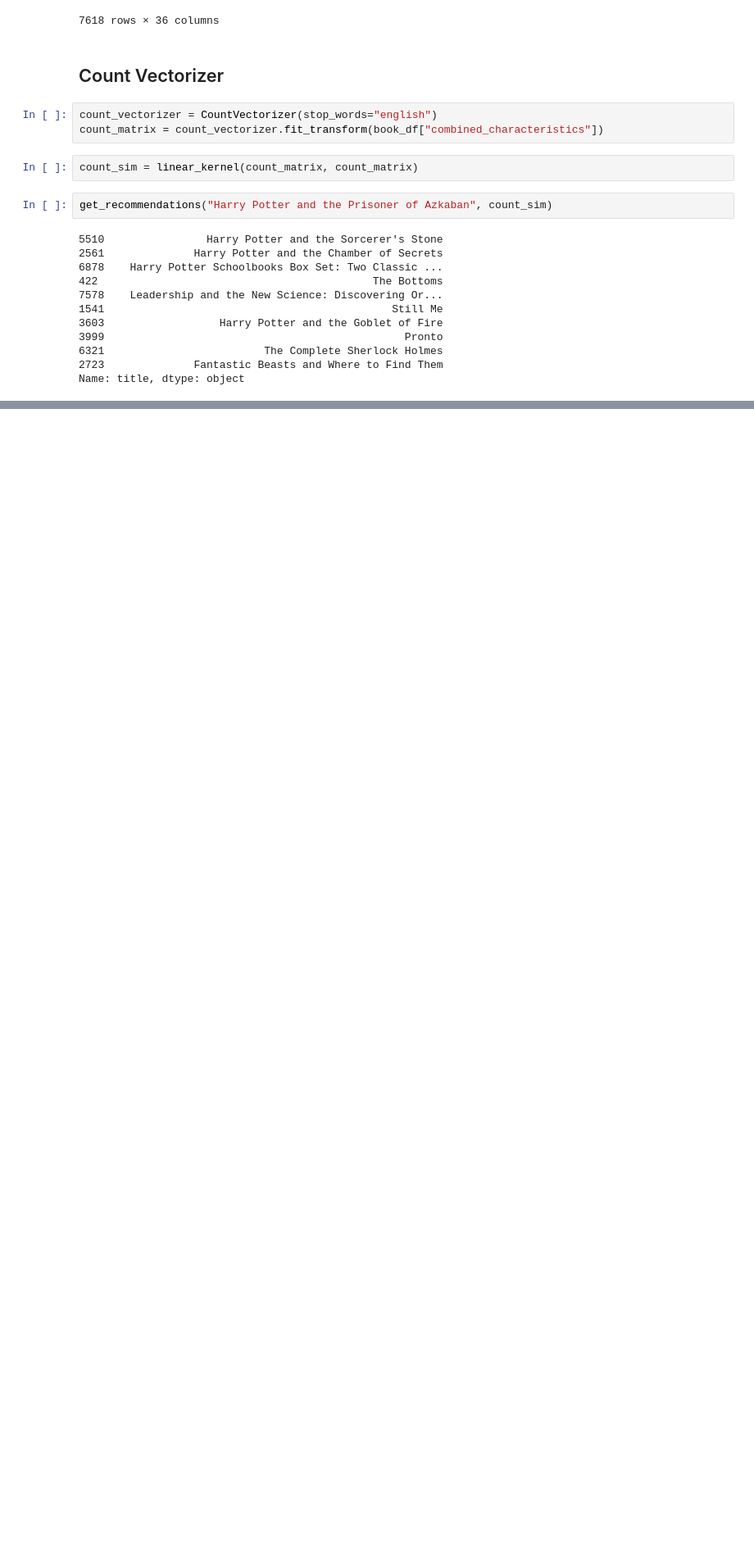
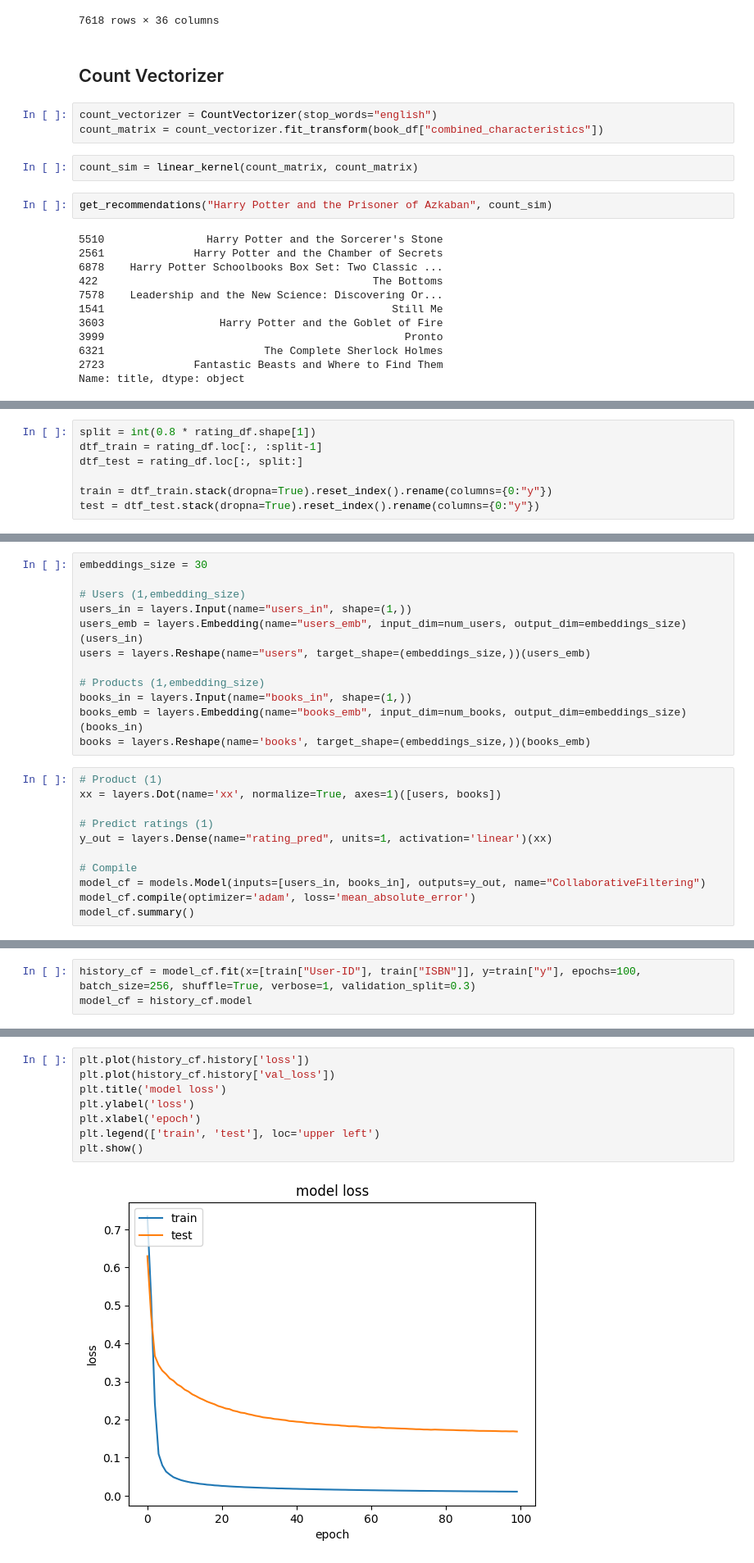
Before and after one commit to veneta13/Booked, a Jupyter notebook: recommendation.ipynb, the cells around one changed output, grey strips where cells are left out. Shown: that part at 82% size. Cells and saved outputs as stored; diff of their text form; blank space fills up the shorter version.

```diff
--- a/recommendation.ipynb
+++ b/recommendation.ipynb
@@ -247,0 +334,7 @@ Name: title, dtype: object
+# %%
+split = int(0.8 * rating_df.shape[1])
+dtf_train = rating_df.loc[:, :split-1]
+dtf_test = rating_df.loc[:, split:]
+
+train = dtf_train.stack(dropna=True).reset_index().rename(columns={0:"y"})
+test = dtf_test.stack(dropna=True).reset_index().rename(columns={0:"y"})
@@ -247,0 +373,23 @@ Name: title, dtype: object
+# %%
+embeddings_size = 30
+
+# Users (1,embedding_size)
+users_in = layers.Input(name="users_in", shape=(1,))
+users_emb = layers.Embedding(name="users_emb", input_dim=num_users, output_dim=embeddings_size)(users_in)
+users = layers.Reshape(name="users", target_shape=(embeddings_size,))(users_emb)
+
+# Products (1,embedding_size)
+books_in = layers.Input(name="books_in", shape=(1,))
+books_emb = layers.Embedding(name="books_emb", input_dim=num_books, output_dim=embeddings_size)(books_in)
+books = layers.Reshape(name='books', target_shape=(embeddings_size,))(books_emb)
+# %%
+# Product (1)
+xx = layers.Dot(name='xx', normalize=True, axes=1)([users, books])
+
+# Predict ratings (1)
+y_out = layers.Dense(name="rating_pred", units=1, activation='linear')(xx)
+
+# Compile
+model_cf = models.Model(inputs=[users_in, books_in], outputs=y_out, name="CollaborativeFiltering")
+model_cf.compile(optimizer='adam', loss='mean_absolute_error')
+model_cf.summary()
@@ -247,0 +414,3 @@ Name: title, dtype: object
+# %%
+history_cf = model_cf.fit(x=[train["User-ID"], train["ISBN"]], y=train["y"], epochs=100, batch_size=256, shuffle=True, verbose=1, validation_split=0.3)
+model_cf = history_cf.model
@@ -247,0 +460,10 @@ Name: title, dtype: object
+# %%
+plt.plot(history_cf.history['loss'])
+plt.plot(history_cf.history['val_loss'])
+plt.title('model loss')
+plt.ylabel('loss')
+plt.xlabel('epoch')
+plt.legend(['train', 'test'], loc='upper left')
+plt.show()
+# %% [output]
+[figure, added]
```
Also changed, not shown: parts of 30 cells of this notebook.
